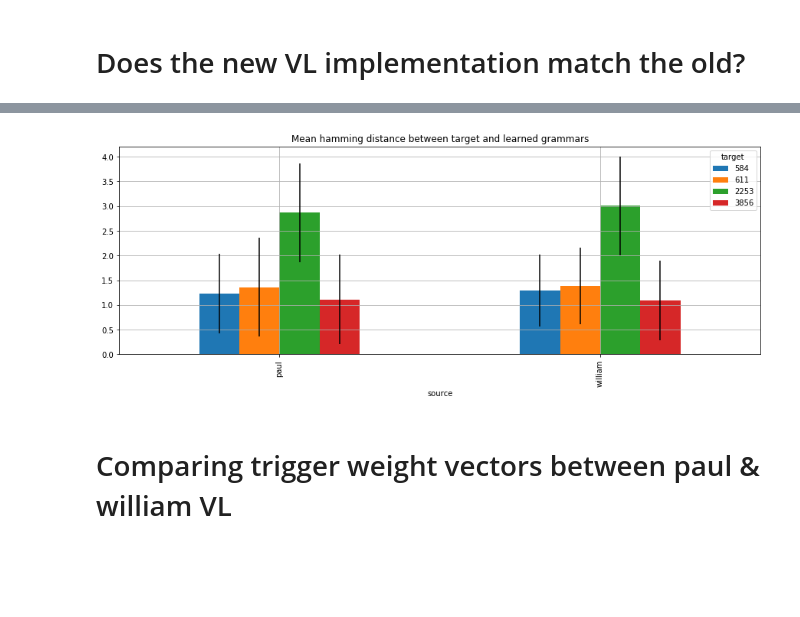
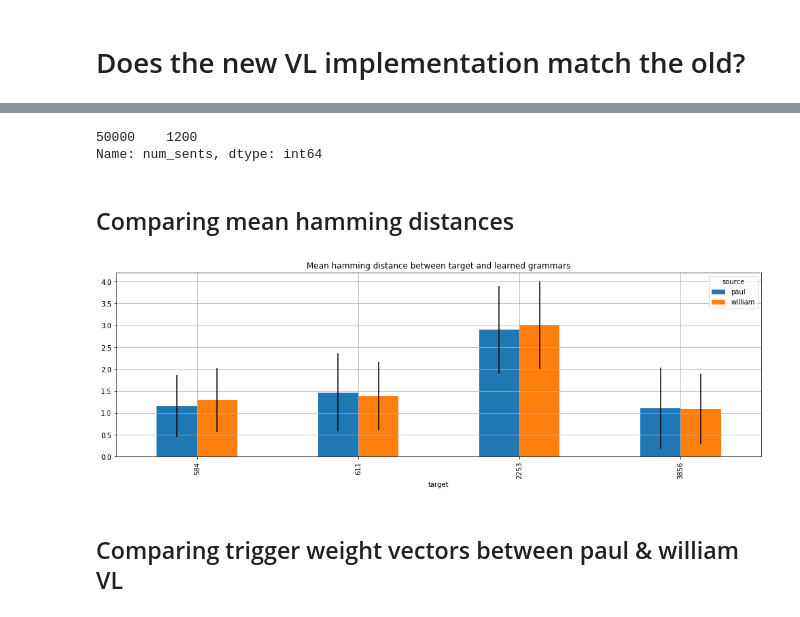
Before and after one commit to pfeyz/colag-irrel-and-ambig, a Jupyter notebook: notebooks/VL Comparison.ipynb, the cells around one changed output, grey strips where cells are left out. Saved outputs shown, nothing was run; the diff lists cells and outputs as text; code cells hidden in the pictures; blank space fills up the shorter version.

```diff
--- a/notebooks/VL Comparison.ipynb
+++ b/notebooks/VL Comparison.ipynb
@@ -12,7 +12,7 @@ import matplotlib.pyplot as plt
 import numpy as np
 from colag.colag import hamming_distance, parameters
 
-plt.rcParams['figure.figsize'] = 15, 5
+plt.rcParams['figure.figsize'] = 17, 5
 # %%
 param_nums = ['p{}'.format(p+1) for p in range(13)]
 # %%
@@ -31,7 +31,7 @@ williamvl.head(1)
 columns = ['learner', 'target', 'n', 'num_sents', 'learned_lang']
 columns += ['p{}'.format(p+1) for p in range(13)]
 columns += ['empty', 'runtime']
-paulvl = pd.read_csv('../data/vl-comparison.txt', delimiter='\t', index_col=None, header=None)
+paulvl = pd.read_csv('../data/yang_rewrite/vl-comparison.txt', delimiter='\t', index_col=None, header=None)
 paulvl.reset_index(drop=True)
 paulvl.columns = columns
 paulvl.head(1)
@@ -56,15 +94,22 @@ df = df.reset_index(drop=True)
+# %%
+paulvl.num_sents.value_counts()
+# %% [output]
+50000    1200
+Name: num_sents, dtype: int64
+# %% [markdown]
+## Comparing mean hamming distances
 # %%
 df['distance'] = df.apply(lambda x: hamming_distance(x.target, x.learned_lang), axis=1)
 (
-    df.groupby(['source', 'target'])
+    df.groupby(['target', 'source'])
     .distance.agg(['mean', 'std'])
     .unstack()
     .plot.bar(y='mean', yerr='std', grid=True, title='Mean hamming distance between target and learned grammars')
 );
 # %% [output]
-[figure, old version]
+[figure, new version]
 # %% [markdown]
-# Comparing trigger weight vectors between paul & william VL
+## Comparing trigger weight vectors between paul & william VL
 # %%
 for key, group in df.groupby(['target']).groups.items():
     fig, (ax, ax2) = plt.subplots(ncols=2, sharey=True)
```
Also changed, not shown: parts of 11 cells of this notebook, 1 other file.
